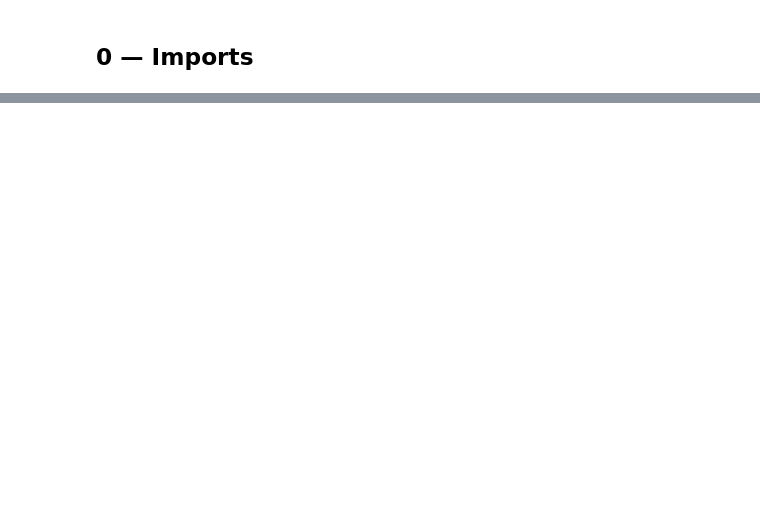
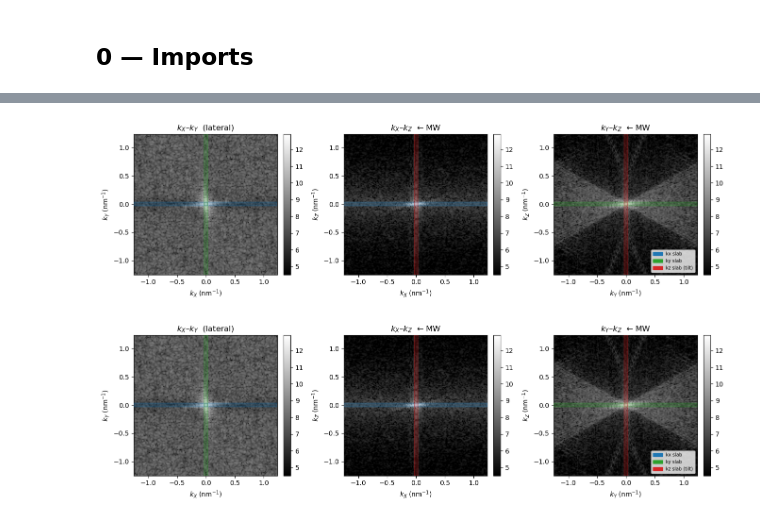
Before and after one commit to CEA-MetroCarac/DL_etomo, a Jupyter notebook: Notebooks/psd_resolution_notebook.ipynb, the cells around one changed output, grey strips where cells are left out. Cells and saved outputs as stored; diff of their text form; code cells hidden in the pictures; blank space fills up the shorter version.

```diff
--- a/Notebooks/psd_resolution_notebook.ipynb
+++ b/Notebooks/psd_resolution_notebook.ipynb
@@ -306,0 +90,5 @@ kz  [min_distance]  kc=0.6562 nm⁻¹  →  1.52 nm
+# %%
+plot_psd_planes(out, show_bands=True)
+# %% [output]
+[figure, added]
+[figure, added]
```
Also changed, not shown: parts of 36 cells of this notebook, 35 other files.
